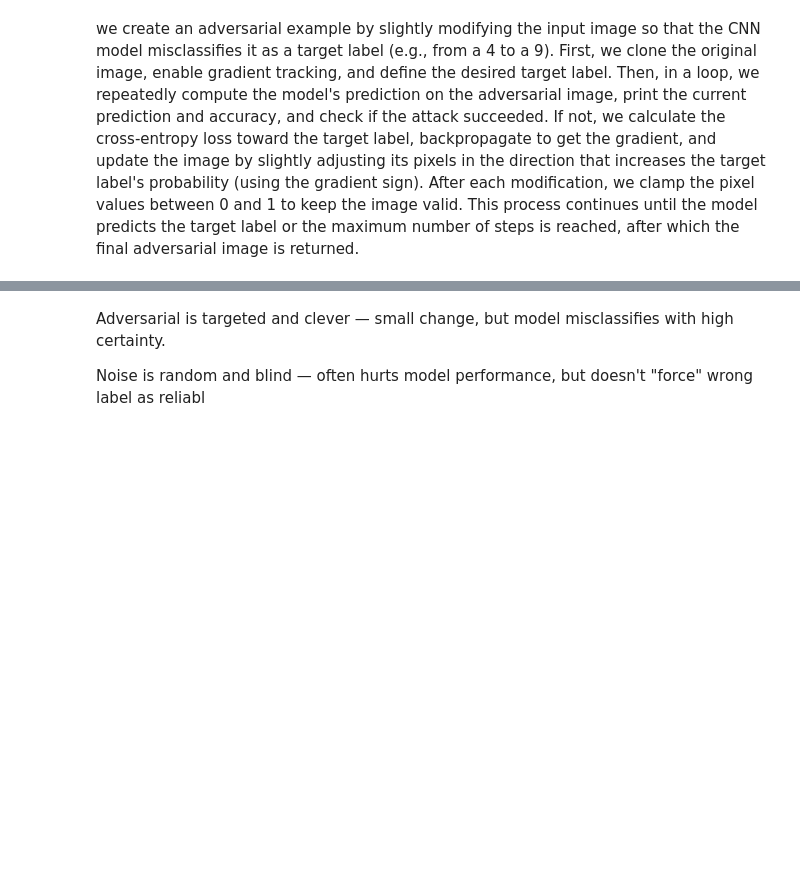
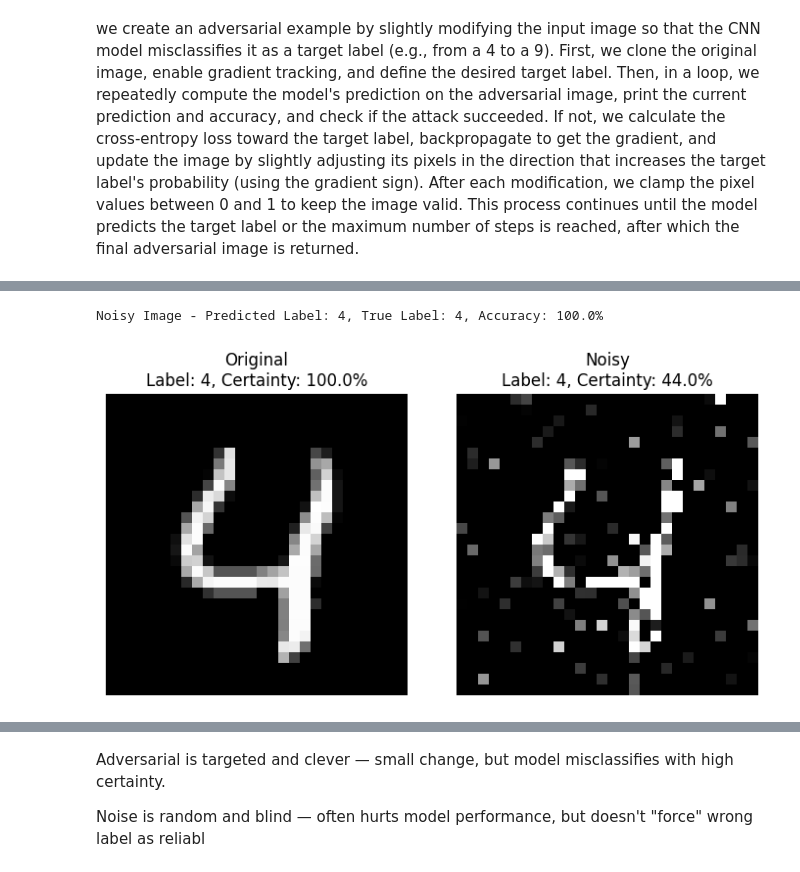
Before and after one commit to juliusatgit/AdvancedDeepLearning, a Jupyter notebook: Lab_2/practical_lab2_task4_final.ipynb, the cells around one changed output, grey strips where cells are left out. Saved outputs shown, nothing was run; the diff lists cells and outputs as text; code cells hidden in the pictures; blank space fills up the shorter version.

```diff
--- a/Lab_2/practical_lab2_task4_final.ipynb
+++ b/Lab_2/practical_lab2_task4_final.ipynb
@@ -275,3 +276,75 @@ Noisy Image - Predicted Label: 4, True Label: 4, Accuracy: 100.0%
+# %%
+# --- Create a noisy version of the image ---
+
+def create_noisy_example(image, noise_level=0.3):
+    """
+    Adds random noise to an image.
+
+    Args:
+        image (Tensor): Input image tensor of shape [1, 1, 28, 28].
+        noise_level (float): Standard deviation of the Gaussian noise.
+
+    Returns:
+        Tensor: Noisy image tensor.
+    """
+    noise = torch.randn_like(image) * noise_level
+    image_noisy = image + noise
+    image_noisy = torch.clamp(image_noisy, 0, 1)  # Keep pixel values between 0 and 1
+    return image_noisy
+
+# --- Apply it to your MNIST test image ---
+
+# Assume you already have 'image' and 'true_label' from previous code
+# (from get_images_of_label)
+
+# Create noisy image
+noise_level = 0.7  # You can adjust this (try 0.1, 0.5, etc.)
+image_noisy = create_noisy_example(image, noise_level=noise_level)
+
+# --- Predict with model ---
+
+model.eval()
+with torch.no_grad():
+    output_noisy = model(image_noisy)
+    pred_noisy = output_noisy.argmax(dim=1)
+    correct_noisy = (pred_noisy == true_label).item()
+
+print(f"Noisy Image - Predicted Label: {pred_noisy.item()}, "
+      f"True Label: {true_label}, "
+      f"Accuracy: {correct_noisy * 100:.1f}%")
+
+# --- Plot original and noisy images side by side ---
+
+def plot_original_and_noisy(original_img, noisy_img, model):
+    model.eval()
+    with torch.no_grad():
+        outputs = model(torch.cat([original_img, noisy_img]))
+        preds = outputs.argmax(dim=1)
+        probs = F.softmax(outputs, dim=1)
+        certainties = torch.max(probs, dim=1).values * 100
+
+    fig = plt.figure(1, (9., 4.))
+    grid = ImageGrid(fig, 111, nrows_ncols=(1, 2), axes_pad=0.5)
+
+    images = [original_img, noisy_img]
+    titles = [
+        f"Original\nLabel: {preds[0].item()}, Certainty: {certainties[0]:.1f}%",
+        f"Noisy\nLabel: {preds[1].item()}, Certainty: {certainties[1]:.1f}%"
+    ]
+
+    for i in range(2):
+        img = images[i].squeeze().detach().numpy()
+        grid[i].imshow(img, cmap='gray')
+        grid[i].set_title(titles[i])
+        grid[i].axis('off')
+
+    plt.show()
+
+# Call the plot function
+plot_original_and_noisy(image, image_noisy, model)
+# %% [output]
+Noisy Image - Predicted Label: 4, True Label: 4, Accuracy: 100.0%
+[figure, added]
 # %%
 # --- Combined Plot: Original vs Adversarial vs Noisy ---
 
```
Also changed, not shown: parts of 3 cells of this notebook, 1 other file.
